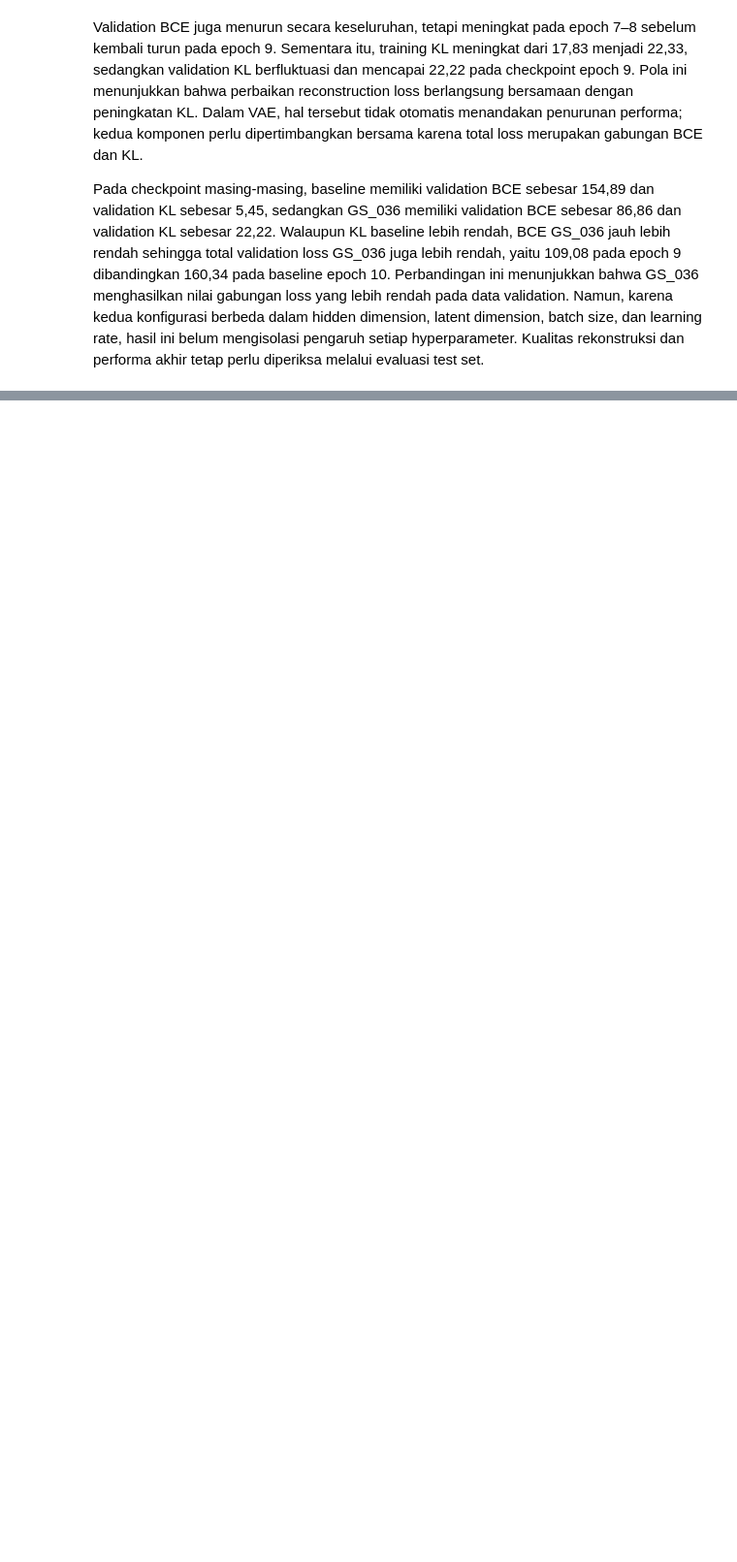
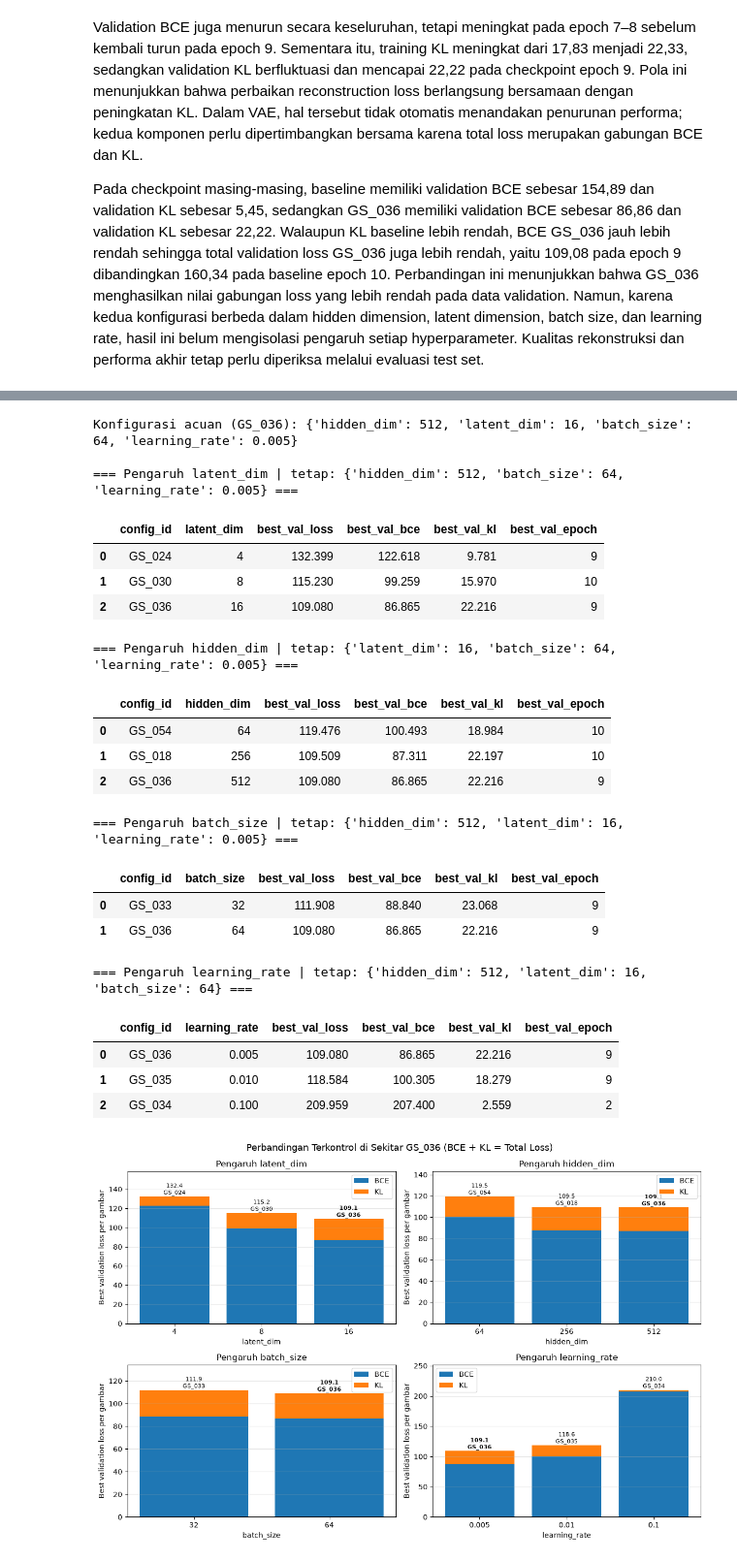
Before and after one commit to AI-IF-TelU/Proyek1-GenAI-VAE-Telertubbies, a Jupyter notebook: main.ipynb, the cells around one changed output, grey strips where cells are left out. Shown at 97% size. Drawn from its saved outputs; the diff is of its cells as text; code cells hidden in the pictures; blank space fills up the shorter version.

Commit message:
feat(analysis): summarize grid search results

```diff
--- a/main.ipynb
+++ b/main.ipynb
@@ -2495,0 +2556,80 @@ Pada checkpoint masing-masing, baseline memiliki validation BCE sebesar 154,89 d
+# %%
+# Perbandingan Terkontrol Hyperparameter di Sekitar GS_036
+
+# Konfigurasi GS_036 digunakan sebagai acuan
+reference = {
+    key: best_combination["config"][key]
+    for key in ["hidden_dim", "latent_dim", "batch_size", "learning_rate"]
+}
+print("Konfigurasi acuan (GS_036):", reference)
+
+
+def controlled_comparison(df, vary, reference):
+    """Mengambil kombinasi yang hanya berbeda pada hyperparameter `vary`."""
+    mask = np.ones(len(df), dtype=bool)
+    for key, value in reference.items():
+        if key != vary:
+            mask &= np.isclose(df[key].astype(float), float(value))
+
+    columns = ["config_id", vary, "best_val_loss", "best_val_bce", "best_val_kl", "best_val_epoch"]
+    return df.loc[mask, columns].sort_values(vary).reset_index(drop=True)
+
+
+comparisons = {}
+for vary in ["latent_dim", "hidden_dim", "batch_size", "learning_rate"]:
+    comparisons[vary] = controlled_comparison(completed, vary, reference)
+    fixed = {k: v for k, v in reference.items() if k != vary}
+
+    print(f"\n=== Pengaruh {vary} | tetap: {fixed} ===")
+    display(comparisons[vary].round(3))
+    comparisons[vary].to_csv(EVAL_DIR / f"controlled_{vary}.csv", index=False)
+
+# Grafik batang bertumpuk: BCE + KL = total loss
+fig, axes = plt.subplots(2, 2, figsize=(12, 8))
+
+for ax, (vary, table) in zip(axes.flat, comparisons.items()):
+    x = np.arange(len(table))
+    ax.bar(x, table["best_val_bce"], label="BCE")
+    ax.bar(x, table["best_val_kl"], bottom=table["best_val_bce"], label="KL")
+
+    # Tulis total loss dan ID konfigurasi di atas setiap batang
+    for i, (total, config_id) in enumerate(zip(table["best_val_loss"], table["config_id"])):
+        ax.text(i, total, f"{total:.1f}\n{config_id}", ha="center", va="bottom", fontsize=8,
+                fontweight="bold" if config_id == "GS_036" else "normal")
+
+    ax.set_xticks(x)
+    ax.set_xticklabels([str(v) for v in table[vary]])
+    ax.set_xlabel(vary)
+    ax.set_ylabel("Best validation loss per gambar")
+    ax.set_title(f"Pengaruh {vary}")
+    ax.margins(y=0.2)
+    ax.grid(axis="y", alpha=0.3)
+    ax.legend()
+
+fig.suptitle("Perbandingan Terkontrol di Sekitar GS_036 (BCE + KL = Total Loss)", fontsize=13)
+fig.tight_layout()
+fig.savefig(FIGURE_DIR / "grid_search_controlled.png", dpi=150)
+plt.show()
+# %% [output]
+Konfigurasi acuan (GS_036): {'hidden_dim': 512, 'latent_dim': 16, 'batch_size': 64, 'learning_rate': 0.005}
+
+=== Pengaruh latent_dim | tetap: {'hidden_dim': 512, 'batch_size': 64, 'learning_rate': 0.005} ===
+|  | config_id | latent_dim | best_val_loss | best_val_bce | best_val_kl | best_val_epoch |
+| 0 | GS_024 | 4 | 132.399 | 122.618 | 9.781 | 9 |
+| 1 | GS_030 | 8 | 115.230 | 99.259 | 15.970 | 10 |
+| 2 | GS_036 | 16 | 109.080 | 86.865 | 22.216 | 9 |
+=== Pengaruh hidden_dim | tetap: {'latent_dim': 16, 'batch_size': 64, 'learning_rate': 0.005} ===
+|  | config_id | hidden_dim | best_val_loss | best_val_bce | best_val_kl | best_val_epoch |
+| 0 | GS_054 | 64 | 119.476 | 100.493 | 18.984 | 10 |
+| 1 | GS_018 | 256 | 109.509 | 87.311 | 22.197 | 10 |
+| 2 | GS_036 | 512 | 109.080 | 86.865 | 22.216 | 9 |
+=== Pengaruh batch_size | tetap: {'hidden_dim': 512, 'latent_dim': 16, 'learning_rate': 0.005} ===
+|  | config_id | batch_size | best_val_loss | best_val_bce | best_val_kl | best_val_epoch |
+| 0 | GS_033 | 32 | 111.908 | 88.840 | 23.068 | 9 |
+| 1 | GS_036 | 64 | 109.080 | 86.865 | 22.216 | 9 |
+=== Pengaruh learning_rate | tetap: {'hidden_dim': 512, 'latent_dim': 16, 'batch_size': 64} ===
+|  | config_id | learning_rate | best_val_loss | best_val_bce | best_val_kl | best_val_epoch |
+| 0 | GS_036 | 0.005 | 109.080 | 86.865 | 22.216 | 9 |
+| 1 | GS_035 | 0.010 | 118.584 | 100.305 | 18.279 | 9 |
+| 2 | GS_034 | 0.100 | 209.959 | 207.400 | 2.559 | 2 |
+[figure, added]
```
Also changed, not shown: parts of 3 cells of this notebook, 7 other files.
